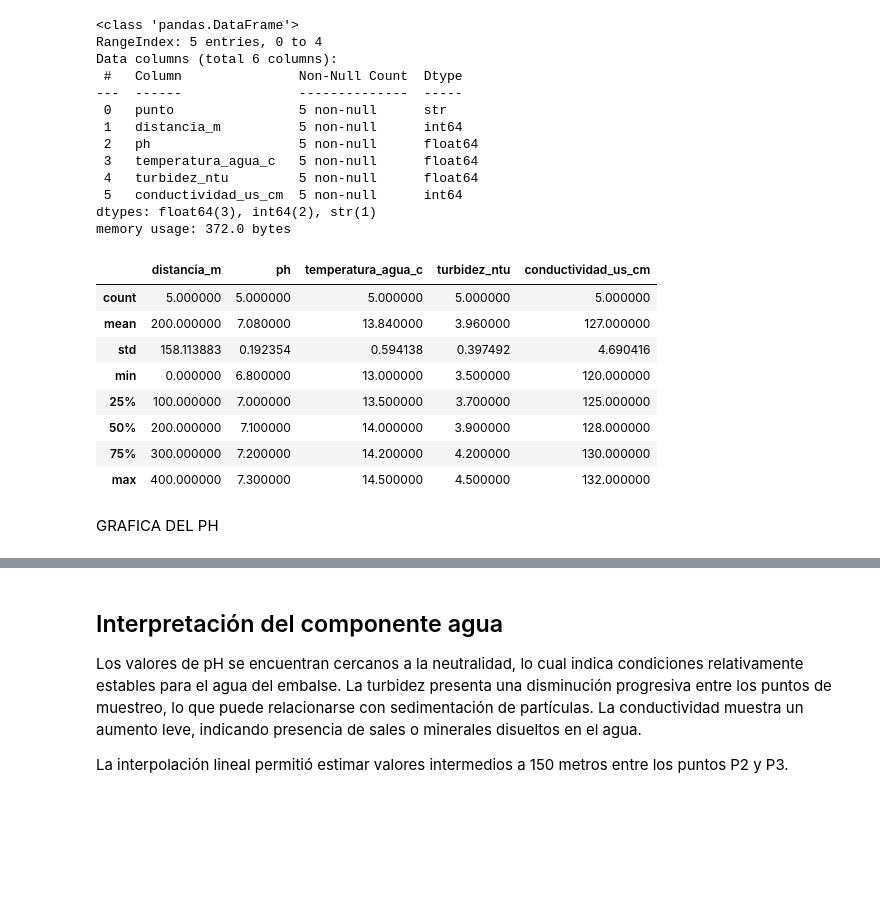
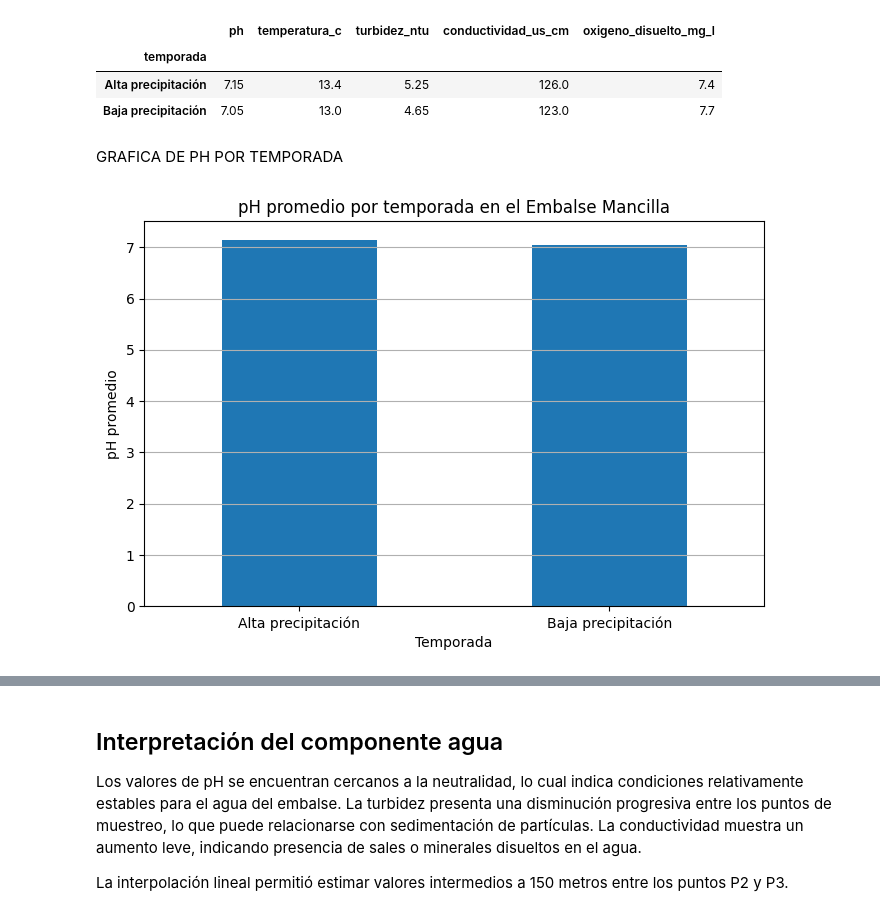
Before and after one commit to dvreyescastro2-droid/diagnostico-ambiental-mancilla, a Jupyter notebook: notebooks/agua.ipynb, the cells around one changed output, grey strips where cells are left out. Saved outputs shown, nothing was run; the diff lists cells and outputs as text; code cells hidden in the pictures; blank space fills up the shorter version.

```diff
--- a/notebooks/agua.ipynb
+++ b/notebooks/agua.ipynb
@@ -14,30 +13,22 @@ df_agua
 # %%
-df_agua.info()
+promedio_temporada = df_agua.groupby("temporada")[["ph", "temperatura_c", "turbidez_ntu", "conductividad_us_cm", "oxigeno_disuelto_mg_l"]].mean()
+promedio_temporada
 # %% [output]
-<class 'pandas.DataFrame'>
-RangeIndex: 5 entries, 0 to 4
-Data columns (total 6 columns):
- #   Column               Non-Null Count  Dtype
----  ------               --------------  -----
- 0   punto                5 non-null      str
- 1   distancia_m          5 non-null      int64
- 2   ph                   5 non-null      float64
- 3   temperatura_agua_c   5 non-null      float64
- 4   turbidez_ntu         5 non-null      float64
- 5   conductividad_us_cm  5 non-null      int64
-dtypes: float64(3), int64(2), str(1)
-memory usage: 372.0 bytes
+|  | ph | temperatura_c | turbidez_ntu | conductividad_us_cm | oxigeno_disuelto_mg_l |
+| temporada |  |  |  |  |  |
+| Alta precipitación | 7.15 | 13.4 | 5.25 | 126.0 | 7.4 |
+| Baja precipitación | 7.05 | 13.0 | 4.65 | 123.0 | 7.7 |
+# %% [markdown]
+GRAFICA DE PH POR TEMPORADA
 # %%
-df_agua.describe()
+promedio_temporada["ph"].plot(kind="bar", figsize=(8,5))
+
+plt.xlabel("Temporada")
+plt.ylabel("pH promedio")
+plt.title("pH promedio por temporada en el Embalse Mancilla")
+plt.xticks(rotation=0)
+plt.grid(axis="y")
+
+plt.show()
 # %% [output]
-|  | distancia_m | ph | temperatura_agua_c | turbidez_ntu | conductividad_us_cm |
-| count | 5.000000 | 5.000000 | 5.000000 | 5.000000 | 5.000000 |
-| mean | 200.000000 | 7.080000 | 13.840000 | 3.960000 | 127.000000 |
-| std | 158.113883 | 0.192354 | 0.594138 | 0.397492 | 4.690416 |
-| min | 0.000000 | 6.800000 | 13.000000 | 3.500000 | 120.000000 |
-| 25% | 100.000000 | 7.000000 | 13.500000 | 3.700000 | 125.000000 |
-| 50% | 200.000000 | 7.100000 | 14.000000 | 3.900000 | 128.000000 |
-| 75% | 300.000000 | 7.200000 | 14.200000 | 4.200000 | 130.000000 |
-| max | 400.000000 | 7.300000 | 14.500000 | 4.500000 | 132.000000 |
+[figure, added]
-# %% [markdown]
-GRAFICA DEL PH
```
Also changed, not shown: parts of 12 cells of this notebook, 6 other files.
